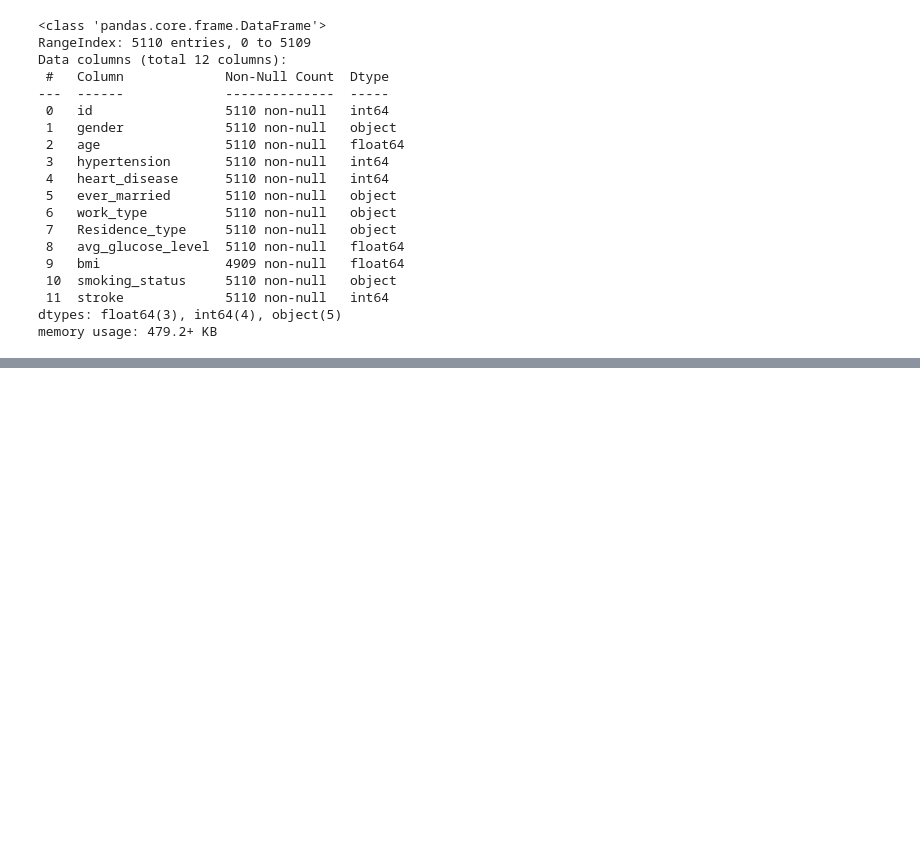
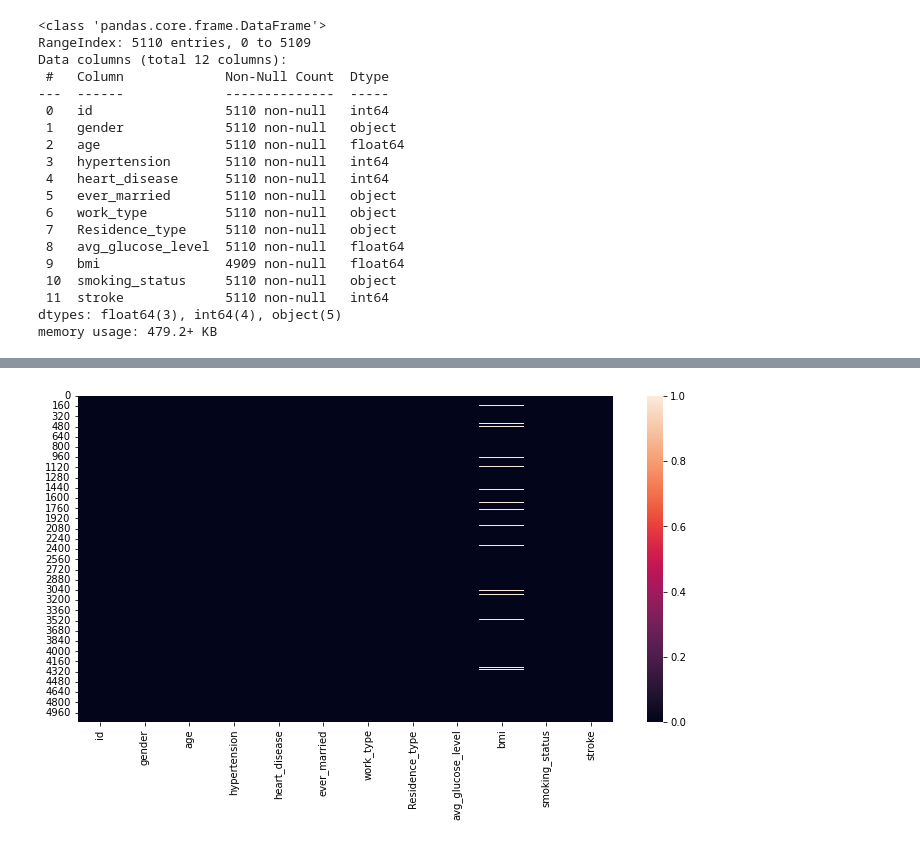
Before and after one commit to Meghana0804/Stroke-Prediction, a Jupyter notebook: Stroke_prediction.ipynb, the cells around one changed output, grey strips where cells are left out. Cells and saved outputs as stored; diff of their text form; code cells hidden in the pictures; blank space fills up the shorter version.

Commit message:
Data Analysis

```diff
--- a/Stroke_prediction.ipynb
+++ b/Stroke_prediction.ipynb
@@ -67,0 +87,6 @@ memory usage: 479.2+ KB
+# %%
+plt.figure(figsize = (12,6))
+sns.heatmap(data.isnull())
+plt.show()
+# %% [output]
+[figure, added]
```
Also changed, not shown: parts of 15 cells of this notebook.
